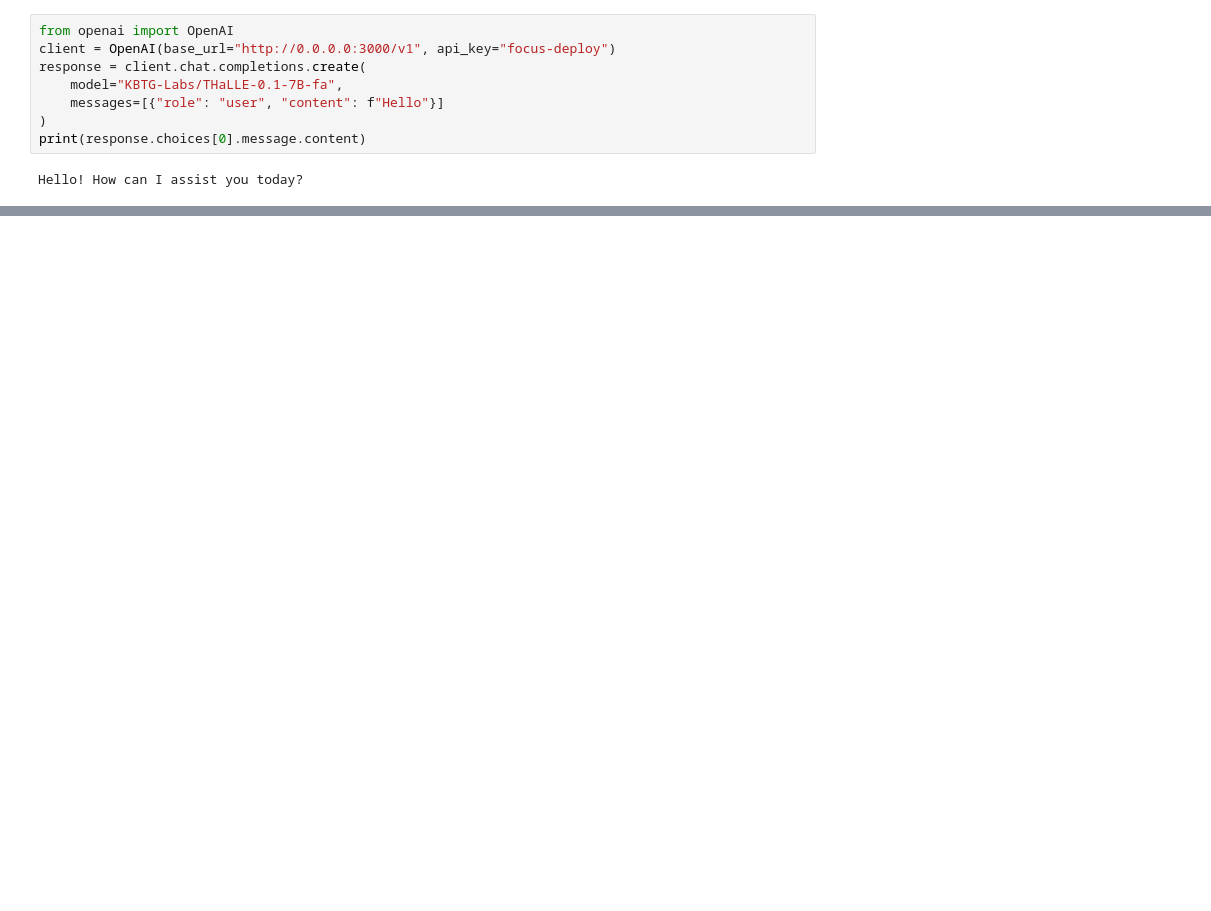
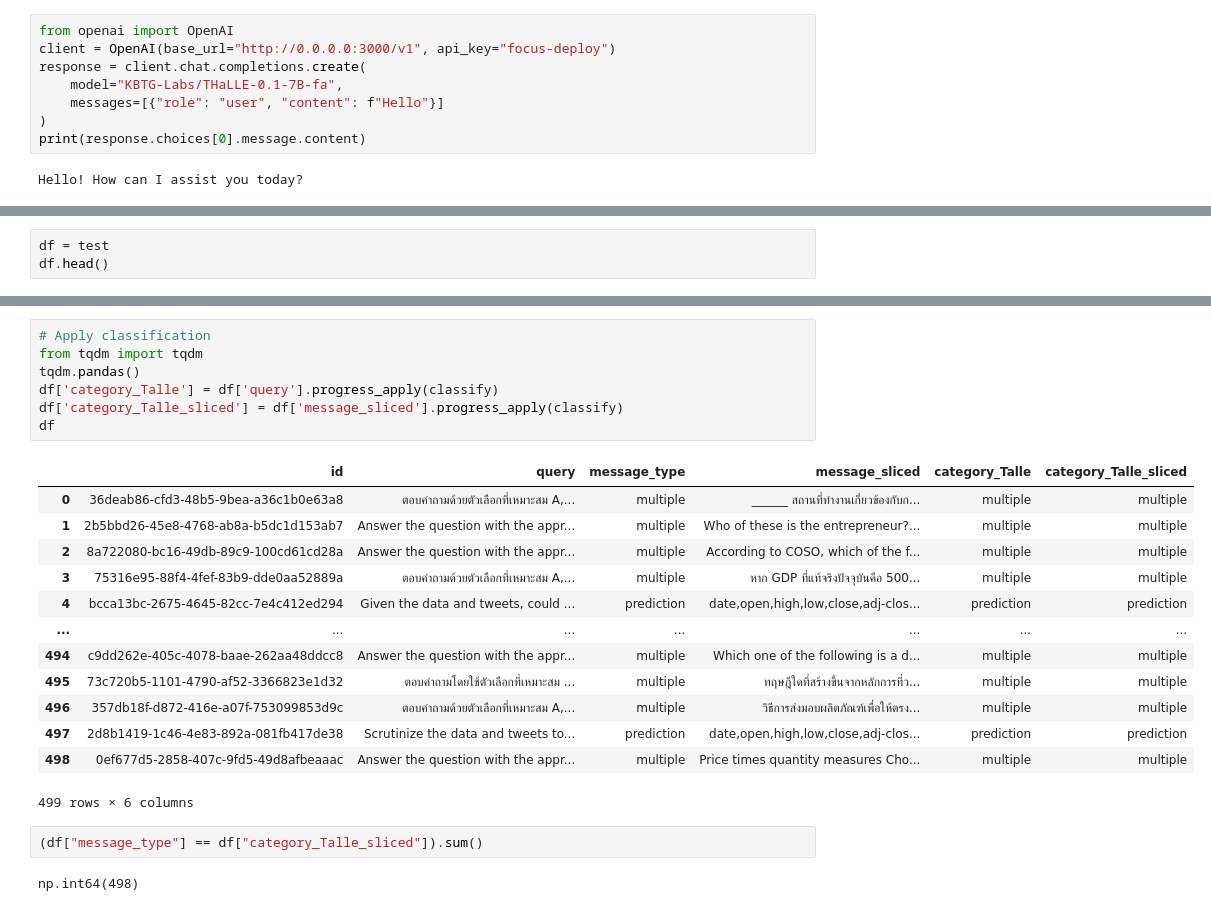
Before and after one commit to Angy-face/agentic, a Jupyter notebook: notebooks/experiment.ipynb, the cells around one changed output, grey strips where cells are left out. Drawn from its saved outputs; the diff is of its cells as text; blank space fills up the shorter version.

```diff
--- a/notebooks/experiment.ipynb
+++ b/notebooks/experiment.ipynb
@@ -297,0 +334,3 @@ classify(user_input)
+# %%
+df = test
+df.head()
@@ -297,0 +344,25 @@ classify(user_input)
+# %%
+# Apply classification
+from tqdm import tqdm
+tqdm.pandas()
+df['category_Talle'] = df['query'].progress_apply(classify)
+df['category_Talle_sliced'] = df['message_sliced'].progress_apply(classify)
+df
+# %% [output]
+|  | id | query | message_type | message_sliced | category_Talle | category_Talle_sliced |
+| 0 | 36deab86-cfd3-48b5-9bea-a36c1b0e63a8 | ตอบคำถามด้วยตัวเลือกที่เหมาะสม A,... | multiple | ______ สถานที่ทำงานเกี่ยวข้องกับก... | multiple | multiple |
+| 1 | 2b5bbd26-45e8-4768-ab8a-b5dc1d153ab7 | Answer the question with the appr... | multiple | Who of these is the entrepreneur?... | multiple | multiple |
+| 2 | 8a722080-bc16-49db-89c9-100cd61cd28a | Answer the question with the appr... | multiple | According to COSO, which of the f... | multiple | multiple |
+| 3 | 75316e95-88f4-4fef-83b9-dde0aa52889a | ตอบคำถามด้วยตัวเลือกที่เหมาะสม A,... | multiple | หาก GDP ที่แท้จริงปัจจุบันคือ 500... | multiple | multiple |
+| 4 | bcca13bc-2675-4645-82cc-7e4c412ed294 | Given the data and tweets, could ... | prediction | date,open,high,low,close,adj-clos... | prediction | prediction |
+| ... | ... | ... | ... | ... | ... | ... |
+| 494 | c9dd262e-405c-4078-baae-262aa48ddcc8 | Answer the question with the appr... | multiple | Which one of the following is a d... | multiple | multiple |
+| 495 | 73c720b5-1101-4790-af52-3366823e1d32 | ตอบคำถามโดยใช้ตัวเลือกที่เหมาะสม ... | multiple | ทฤษฎีใดที่สร้างขึ้นจากหลักการที่ว... | multiple | multiple |
+| 496 | 357db18f-d872-416e-a07f-753099853d9c | ตอบคำถามด้วยตัวเลือกที่เหมาะสม A,... | multiple | วิธีการส่งมอบผลิตภัณฑ์เพื่อให้ตรง... | multiple | multiple |
+| 497 | 2d8b1419-1c46-4e83-892a-081fb417de38 | Scrutinize the data and tweets to... | prediction | date,open,high,low,close,adj-clos... | prediction | prediction |
+| 498 | 0ef677d5-2858-407c-9fd5-49d8afbeaaac | Answer the question with the appr... | multiple | Price times quantity measures Cho... | multiple | multiple |
+499 rows × 6 columns
+# %%
+(df["message_type"] == df["category_Talle_sliced"]).sum()
+# %% [output]
+np.int64(498)
```
Also changed, not shown: parts of 5 cells of this notebook, 3 other files.
